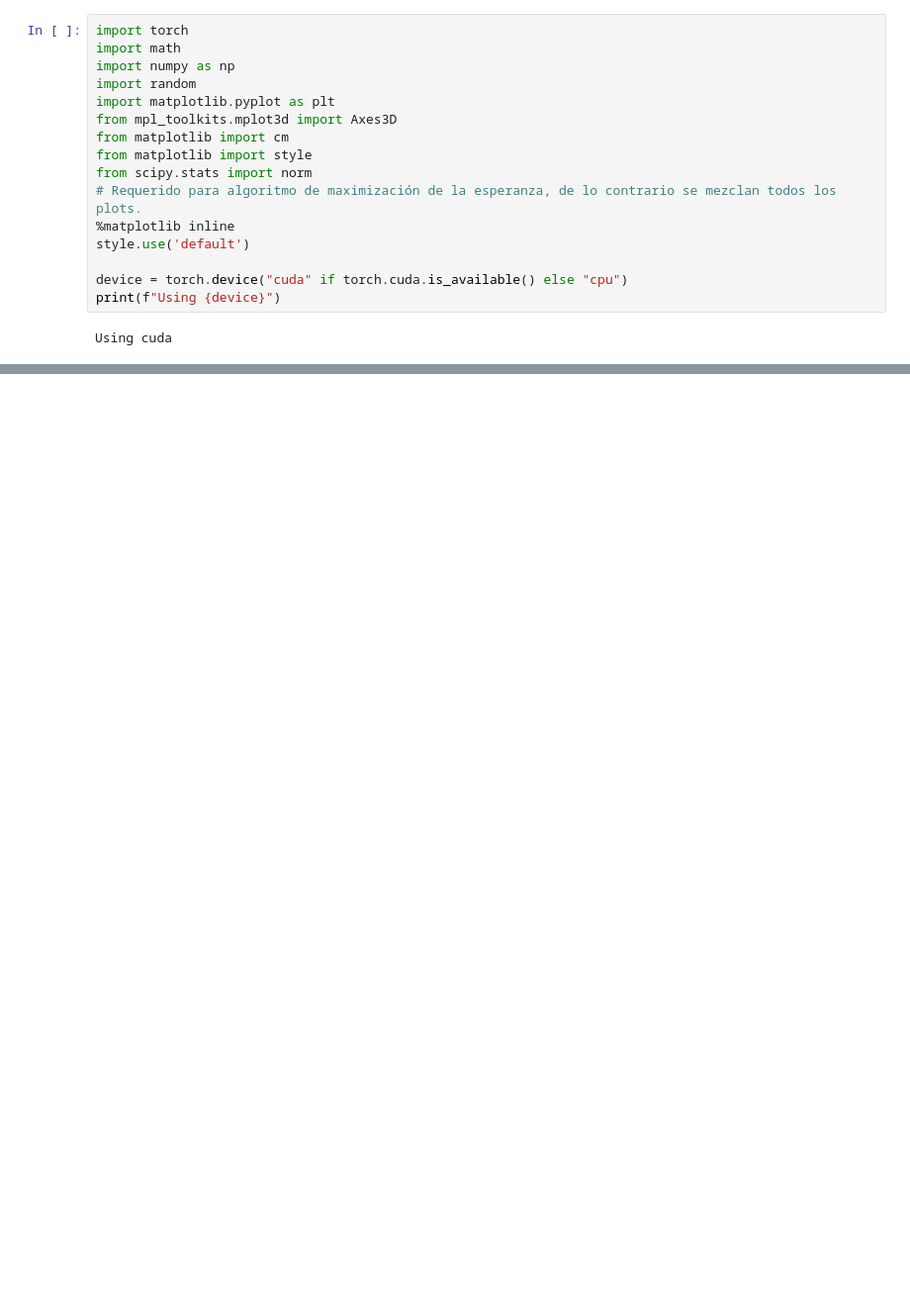
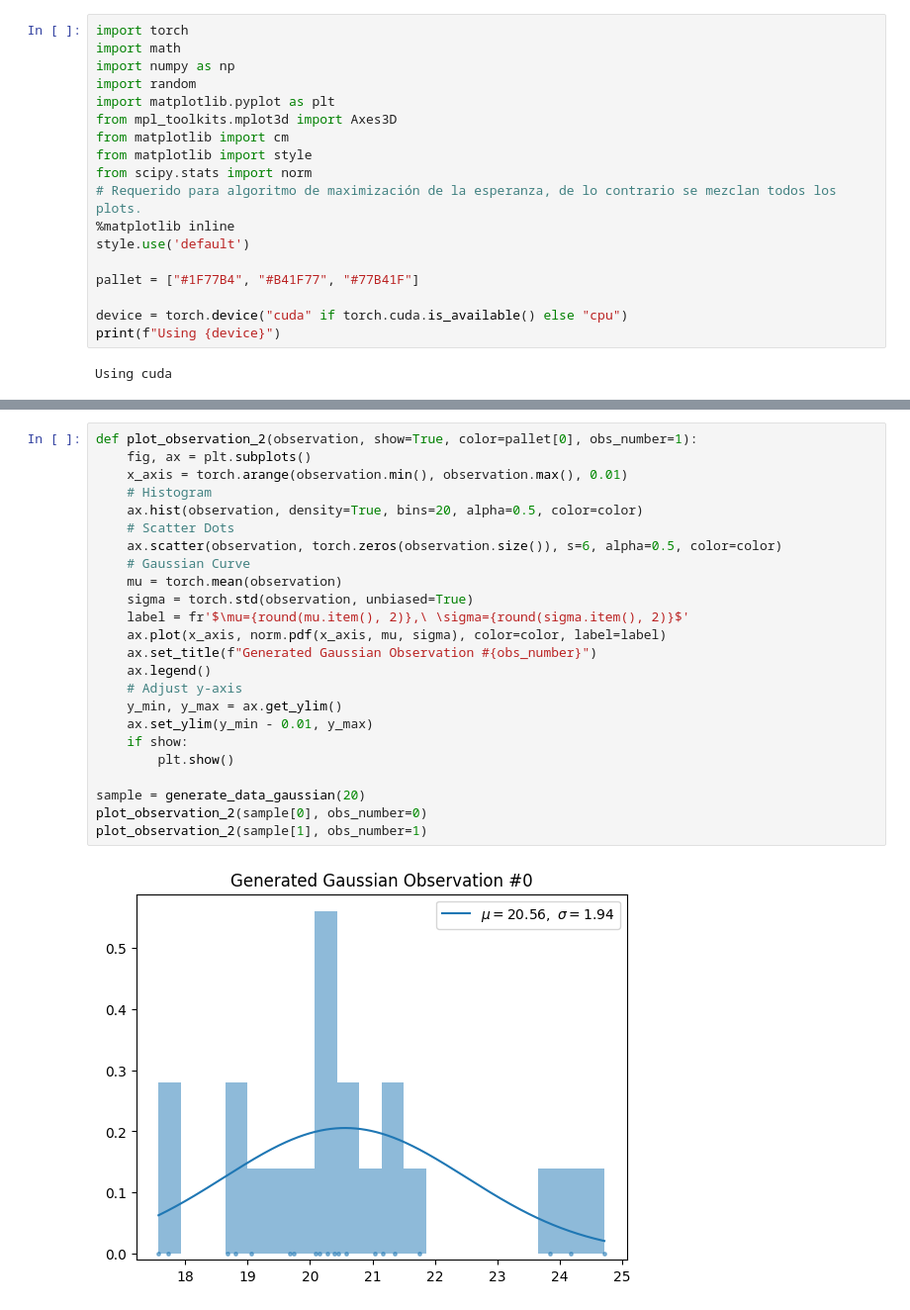
Before and after one commit to LD9797/Auto-Learning-Ground, a Jupyter notebook: AA_Entregable.ipynb, the cells around one changed output, grey strips where cells are left out. Shown at 99% size. Cells and saved outputs as stored; diff of their text form; blank space fills up the shorter version.

```diff
--- a/AA_Entregable.ipynb
+++ b/AA_Entregable.ipynb
@@ -16,6 +16,8 @@ from scipy.stats import norm
 %matplotlib inline
 style.use('default')
 
+pallet = ["#1F77B4", "#B41F77", "#77B41F"]
+
 device = torch.device("cuda" if torch.cuda.is_available() else "cpu")
 print(f"Using {device}")
 # %% [output]
@@ -46,0 +58,26 @@ randomdata = generate_data_gaussian(20)
+# %%
+def plot_observation_2(observation, show=True, color=pallet[0], obs_number=1):
+    fig, ax = plt.subplots()
+    x_axis = torch.arange(observation.min(), observation.max(), 0.01)
+    # Histogram
+    ax.hist(observation, density=True, bins=20, alpha=0.5, color=color)
+    # Scatter Dots
+    ax.scatter(observation, torch.zeros(observation.size()), s=6, alpha=0.5, color=color)
+    # Gaussian Curve
+    mu = torch.mean(observation)
+    sigma = torch.std(observation, unbiased=True)
+    label = fr'$\mu={round(mu.item(), 2)},\ \sigma={round(sigma.item(), 2)}$'
+    ax.plot(x_axis, norm.pdf(x_axis, mu, sigma), color=color, label=label)
+    ax.set_title(f"Generated Gaussian Observation #{obs_number}")
+    ax.legend()
+    # Adjust y-axis
+    y_min, y_max = ax.get_ylim()
+    ax.set_ylim(y_min - 0.01, y_max)
+    if show:
+        plt.show()
+
+sample = generate_data_gaussian(20)
+plot_observation_2(sample[0], obs_number=0)
+plot_observation_2(sample[1], obs_number=1)
+# %% [output]
+[figure, added]
```
Also changed, not shown: parts of 14 cells of this notebook, 1 other file.
